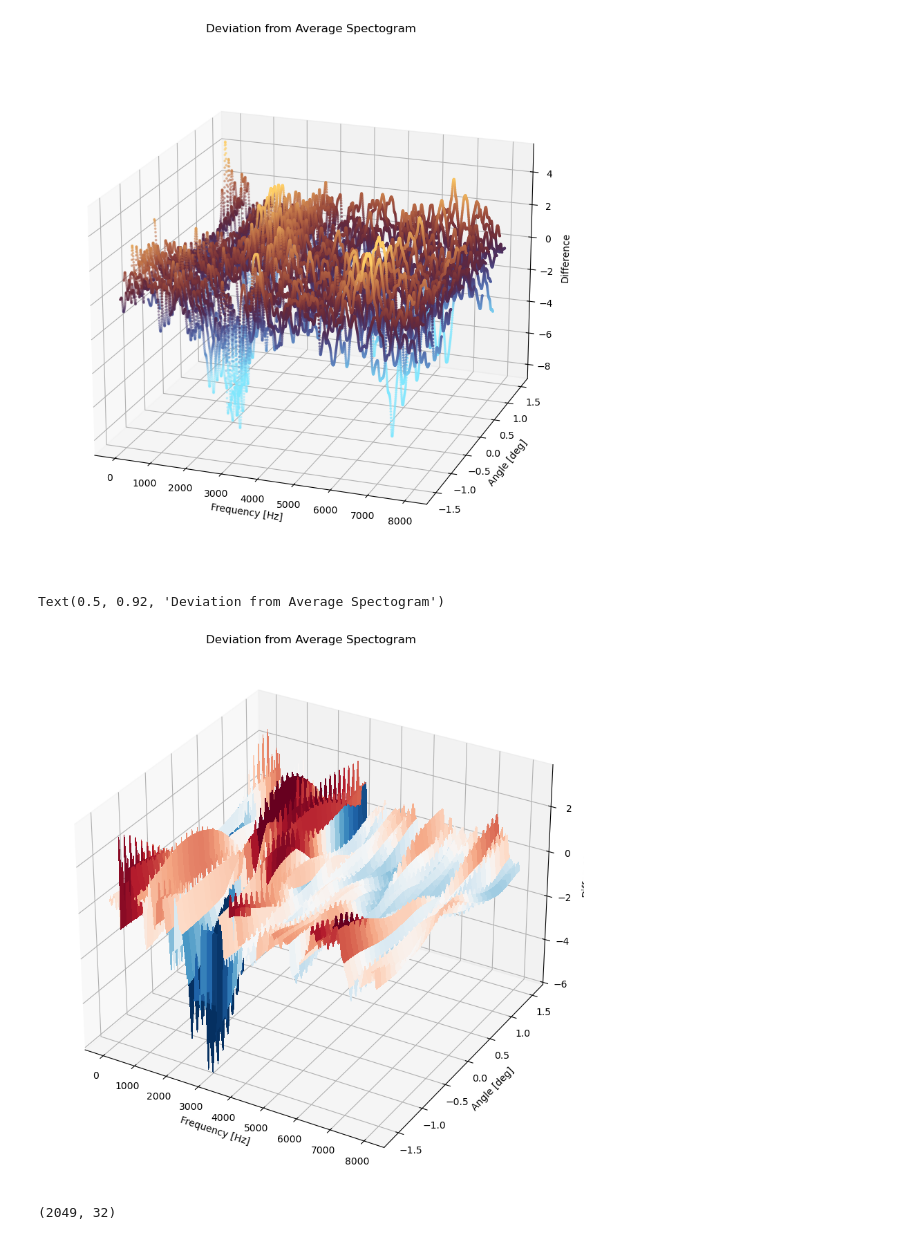
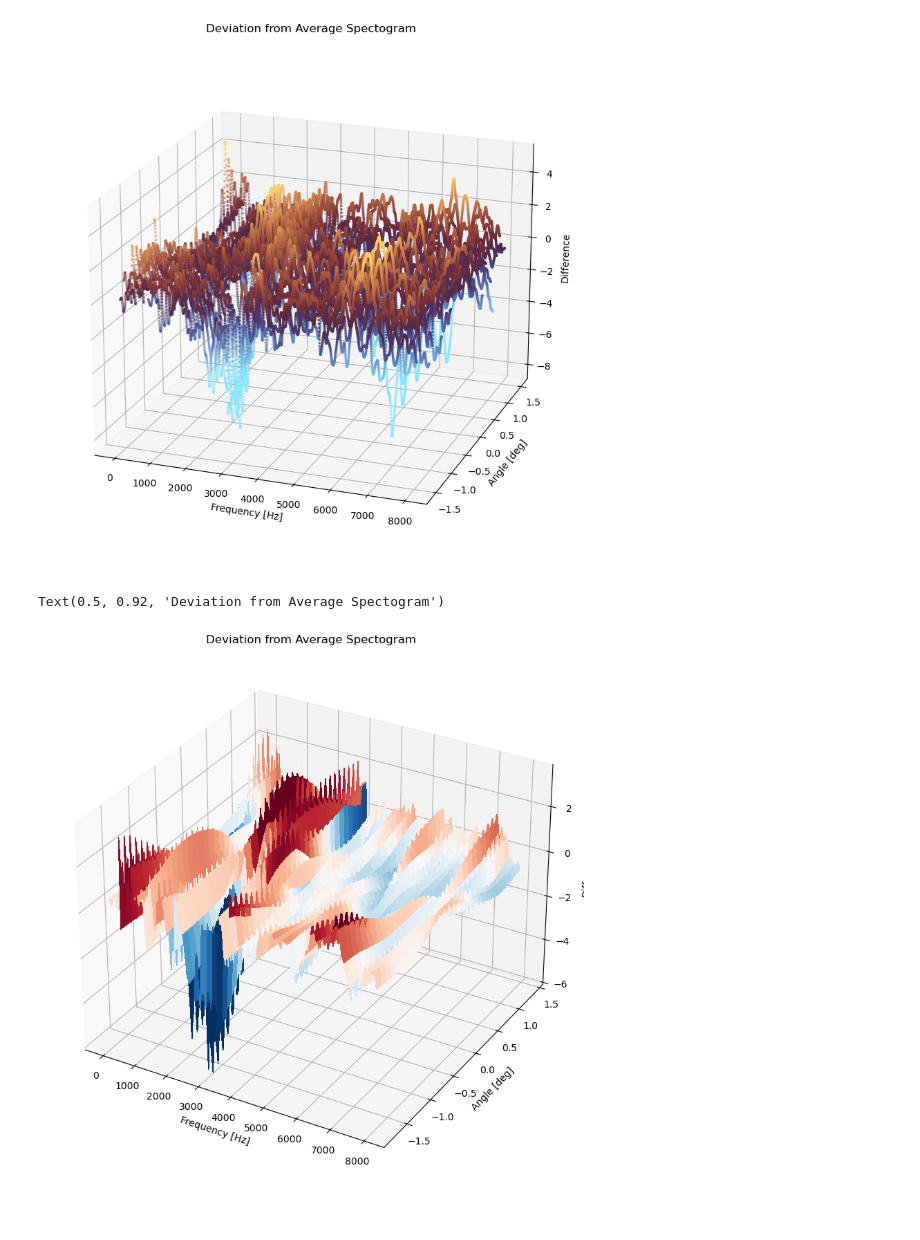
Before and after one commit to Tilman-Burghoff/acoustic-sensing, a Jupyter notebook: experiment3/analyse_contact_joint0_spectral.ipynb, the cells around one changed output. Drawn from its saved outputs; the diff is of its cells as text; code cells hidden in the pictures.

```diff
--- a/experiment3/analyse_joint0_spectral.ipynb
+++ b/experiment3/analyse_contact_joint0_spectral.ipynb
@@ -96,26 +96,22 @@ ax.view_init(20,-70,0)
 # %%
 from scipy.ndimage import gaussian_filter
 
 fig = plt.figure(figsize=(10,10))
 ax = fig.add_subplot(111, projection='3d')
 
 avg = np.mean(S_db, axis=1)[:,None]
 
 freq = np.linspace(0,8000,S_db.shape[0])
-angle = -1.57 + 0.1*np.arange(32)
+angle = np.arange(32)*0.1 - 1.75
 x,y = np.meshgrid(freq, angle)
 
-surf = ax.plot_surface(x,y, gaussian_filter((S_db - avg).T, sigma=3), cmap="RdBu_r",
+surf = ax.plot_surface(x,y, gaussian_filter((S_db- avg).T, sigma=3), cmap="RdBu_r",
                        linewidth=0, antialiased=False, vmin = -2, vmax=2)
 
 ax.set_xlabel('Frequency [Hz]')
 ax.set_ylabel('Angle [deg]')
 ax.set_zlabel('Difference')
 ax.set_title('Deviation from Average Spectogram')
 # %% [output]
 Text(0.5, 0.92, 'Deviation from Average Spectogram')
-[figure, old version]
+[figure, new version]
-# %%
-S_db.shape
-# %% [output]
-(2049, 32)
```
